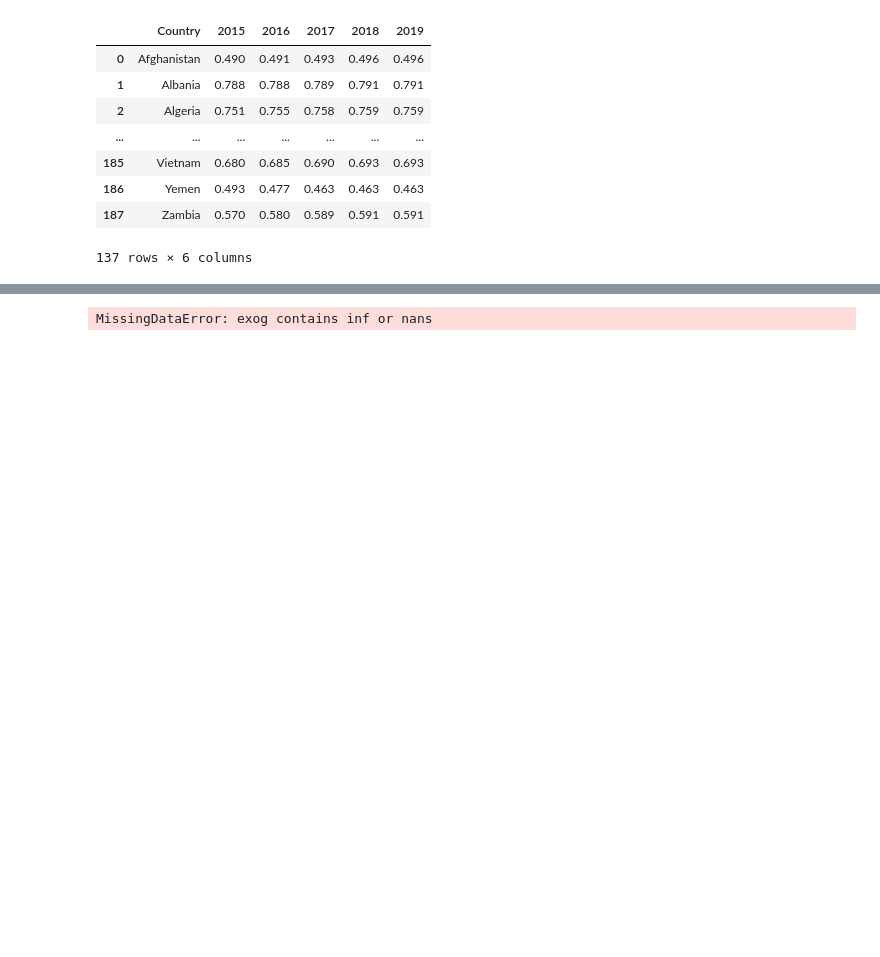
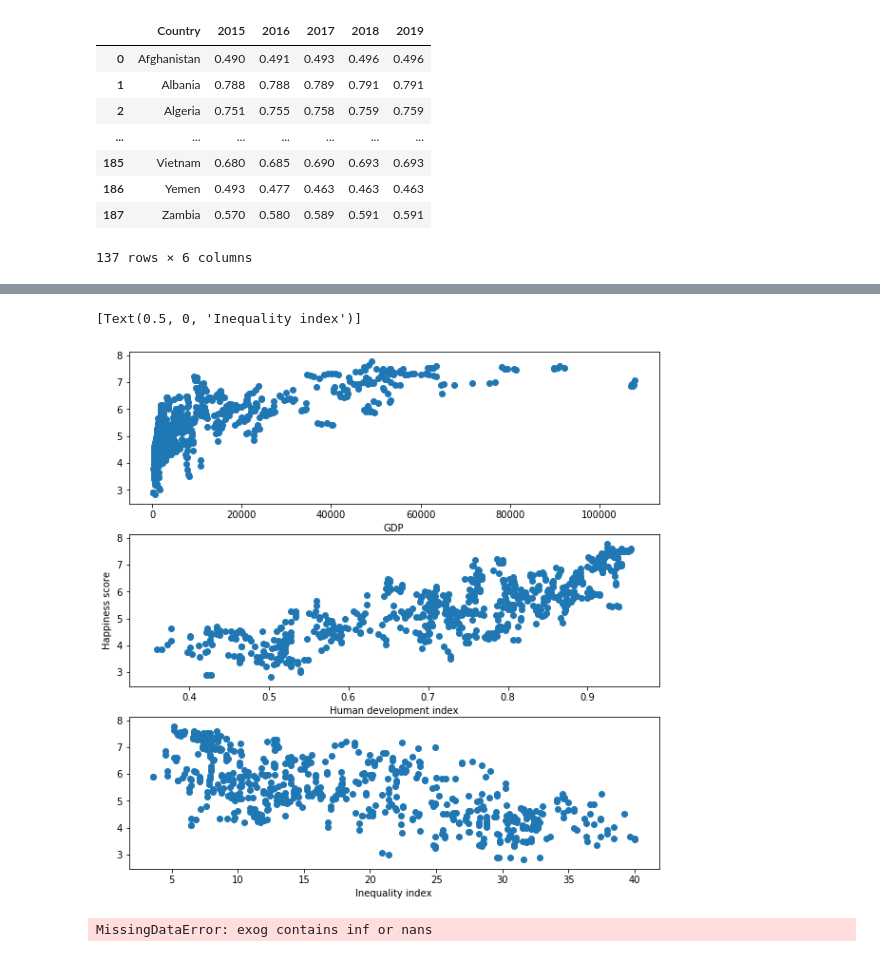
Before and after one commit to raulniit/IDS2020, a Jupyter notebook: IDS2020_project_anna.ipynb, the cells around one changed output, grey strips where cells are left out. Cells and saved outputs as stored; diff of their text form; code cells hidden in the pictures; blank space fills up the shorter version.

```diff
--- a/IDS2020_project_anna.ipynb
+++ b/IDS2020_project_anna.ipynb
@@ -244,3 +237,14 @@ happy4
+# %%
+fig, (ax1, ax2, ax3) = plt.subplots(3, sharey= True, figsize = (10,10))
+ax1.scatter(happy4.GDP, happy4.score)
+ax1.set(xlabel = "GDP")
+ax2.scatter(happy4.HDI, happy4.score)
+ax2.set(xlabel = "Human development index", ylabel = "Happiness score")
+ax3.scatter(happy4.inequality, happy4.score)
+ax3.set(xlabel = "Inequality index")
+# %% [output]
+[Text(0.5, 0, 'Inequality index')]
+[figure, added]
 # %%
 happy_X = happy4.iloc[:, [9,10,11]]
 happy_y = happy4.iloc[:, 2]
```
Also changed, not shown: parts of 6 cells of this notebook.
